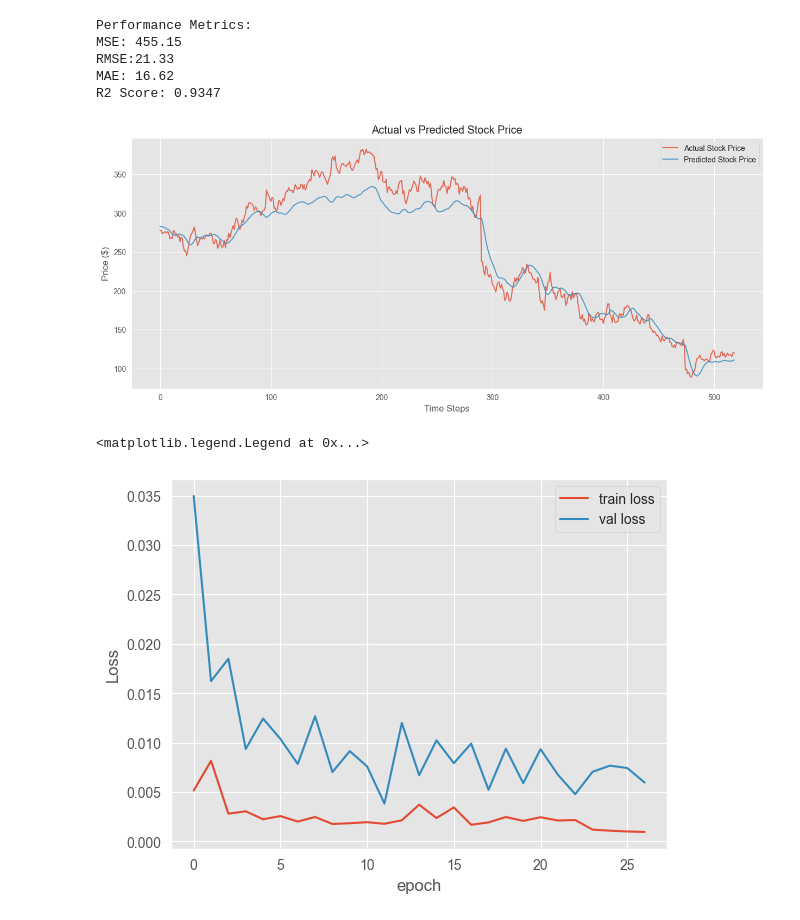
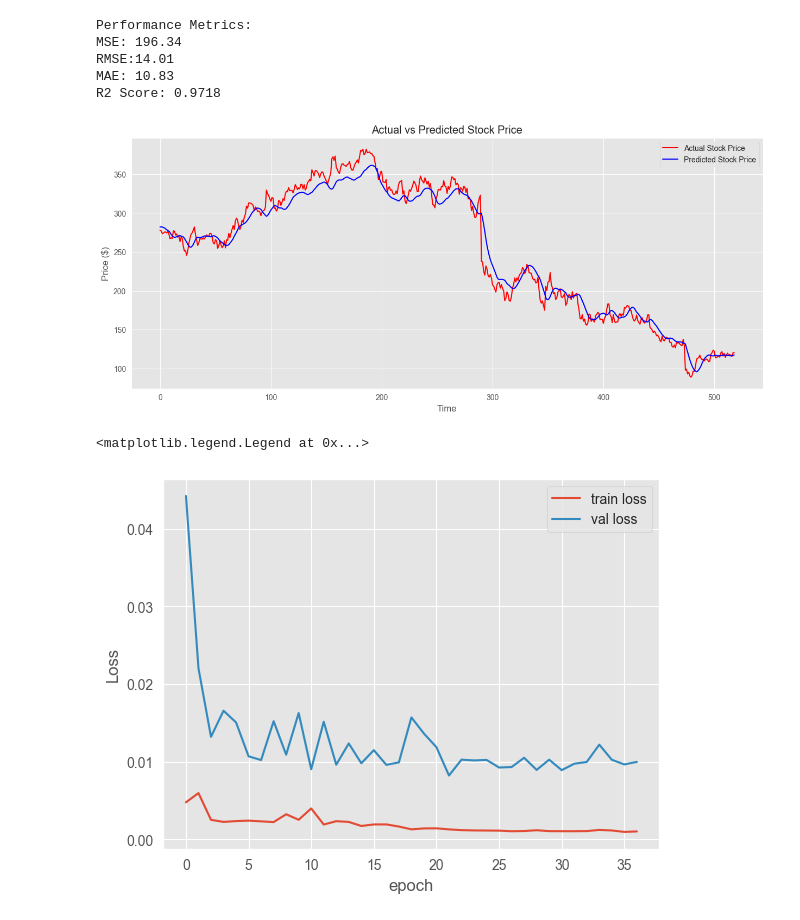
Before and after one commit to mitpoet/2203235_Capstone, a Jupyter notebook: xgboost-lstmVer3.ipynb, the cells around one changed output. Drawn from its saved outputs; the diff is of its cells as text; code cells hidden in the pictures.

```diff
--- a/xgboost-lstmVer3.ipynb
+++ b/xgboost-lstmVer3.ipynb
@@ -93,7 +93,15 @@ from xgboost import XGBRegressor
 
 
 # Prepare features and target
-feature_columns = ['Close', 'Volume', 'MA for 50 days', 'EMA for 50 days', 'RSI_14']
+feature_columns = [
+    'Close',
+    'Volume',
+    'MA for 5 days',  # Add shorter MA
+    'MA for 50 days',
+    'EMA for 5 days',  # Add shorter EMA
+    'EMA for 50 days',
+    'RSI_14'
+]
 
 X = data[feature_columns].values
 y = data['Close'].values
@@ -284,5 +269,7 @@ Restoring model weights from the end of the best epoch: 12.
 # %%
 # Make predictions
 lstm_predictions = lstm_model.predict(X_sequences)
-final_predictions = target_scaler.inverse_transform(lstm_predictions)
+# final_predictions = target_scaler.inverse_transform(lstm_predictions)
+
+final_predictions = target_scaler.inverse_transform(predictions.reshape(-1, 1))
 # %% [output]
@@ -318,34 +305,34 @@ print(f"MAE: {mae:.2f} ")
 print(f"R2 Score: {r2:.4f} ")
 # %% [output]
 Performance Metrics:
-MSE: 455.15
-RMSE:21.33
-MAE: 16.62
-R2 Score: 0.9347
+MSE: 196.34
+RMSE:14.01
+MAE: 10.83
+R2 Score: 0.9718
 # %%
 # Plot results
 # plt.figure(figsize=(15, 6))
 # plt.plot(actual_values, label='Actual Stock Price', alpha=0.8)
 # plt.plot(final_predictions, label='Predicted Stock Price', alpha=0.8)
 # plt.title('Stock Price Prediction: Actual vs Predicted')
 # plt.xlabel('Time')
 # plt.ylabel('Price ($)')
 # plt.legend()
 # plt.grid(True)
 # plt.show()
 
 # Plot only the validation results
 plt.figure(figsize=(15, 6))
-plt.plot(val_actual, label='Actual Stock Price', alpha=0.8)
-plt.plot(val_predictions, label='Predicted Stock Price', alpha=0.8)
+plt.plot(val_actual, label='Actual Stock Price', color = 'red')
+plt.plot(val_predictions, label='Predicted Stock Price', color = 'blue')
 plt.title('Actual vs Predicted Stock Price')
-plt.xlabel('Time Steps')
+plt.xlabel('Time')
 plt.ylabel('Price ($)')
 plt.legend()
 plt.grid(True)
 plt.show()
 # %% [output]
-[figure, old version]
+[figure, new version]
 # %%
 # loss
 plt.plot(history.history['loss'], label='train loss')
@@ -355,4 +342,4 @@ plt.ylabel("Loss")
 plt.legend()
 # %% [output]
 <matplotlib.legend.Legend at 0x...>
-[figure, old version]
+[figure, new version]
```
Also changed, not shown: parts of 4 cells of this notebook, 7 other files.
